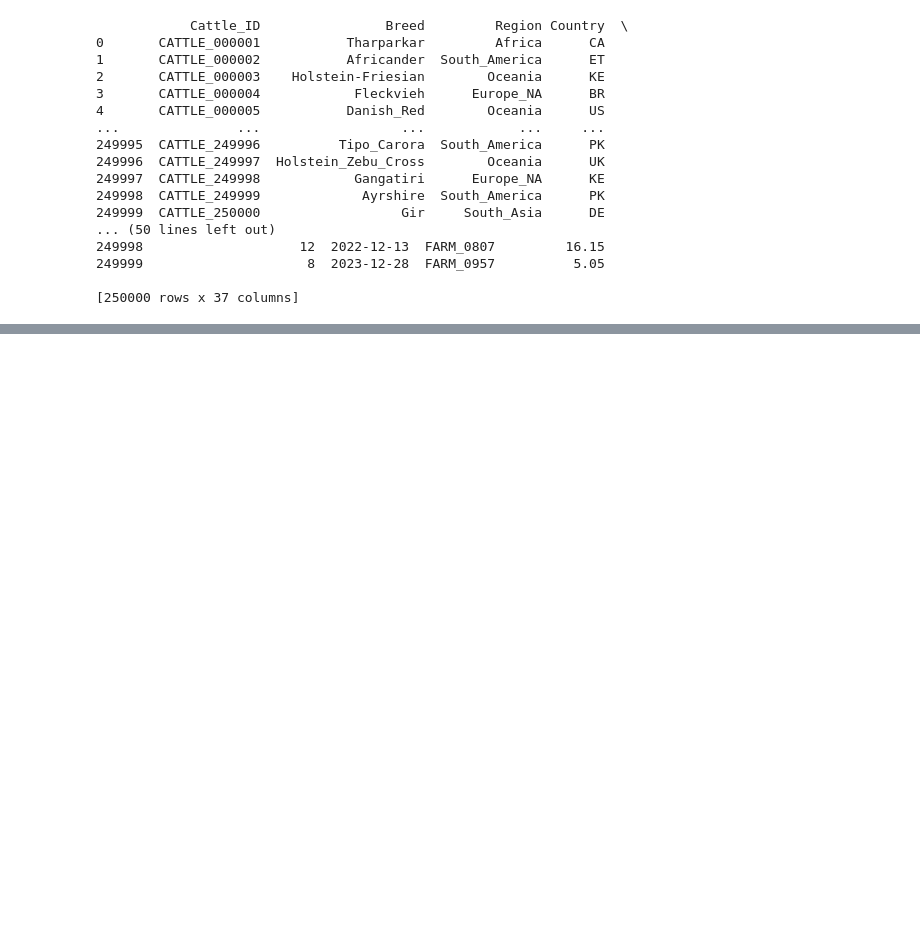
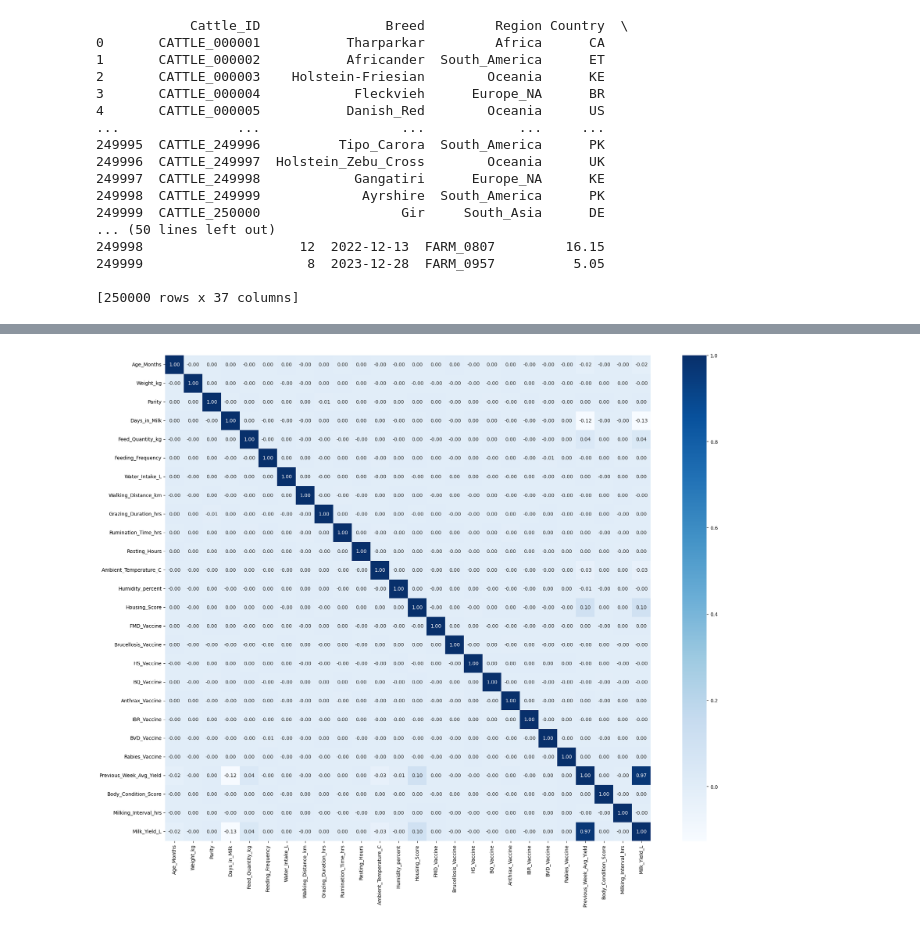
Before and after one commit to linneaovervad/examAML, a Jupyter notebook: cattleHealth.ipynb, the cells around one changed output, grey strips where cells are left out. Saved outputs shown, nothing was run; the diff lists cells and outputs as text; code cells hidden in the pictures; blank space fills up the shorter version.

```diff
--- a/cattleHealth.ipynb
+++ b/cattleHealth.ipynb
@@ -24,0 +103,12 @@ print(df)
+# %%
+#Check if any of the numberical variables have high correlation
+corr = df.select_dtypes(include="number").corr()
+
+plt.figure(figsize=(20, 16))  # større figur for at undgå overlap
+sns.heatmap(corr, annot=True, fmt=".2f", cmap="Blues", square=True)
+plt.xticks(rotation=90)
+plt.yticks(rotation=0)
+plt.tight_layout()
+plt.show()
+# %% [output]
+[figure, added]
```
Also changed, not shown: parts of 8 cells of this notebook.
